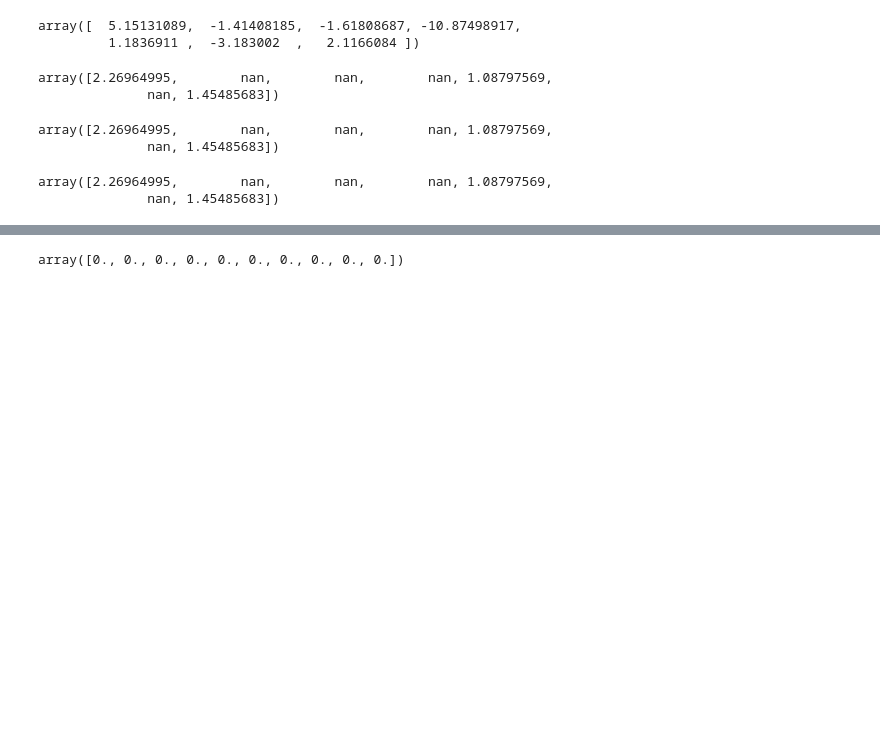
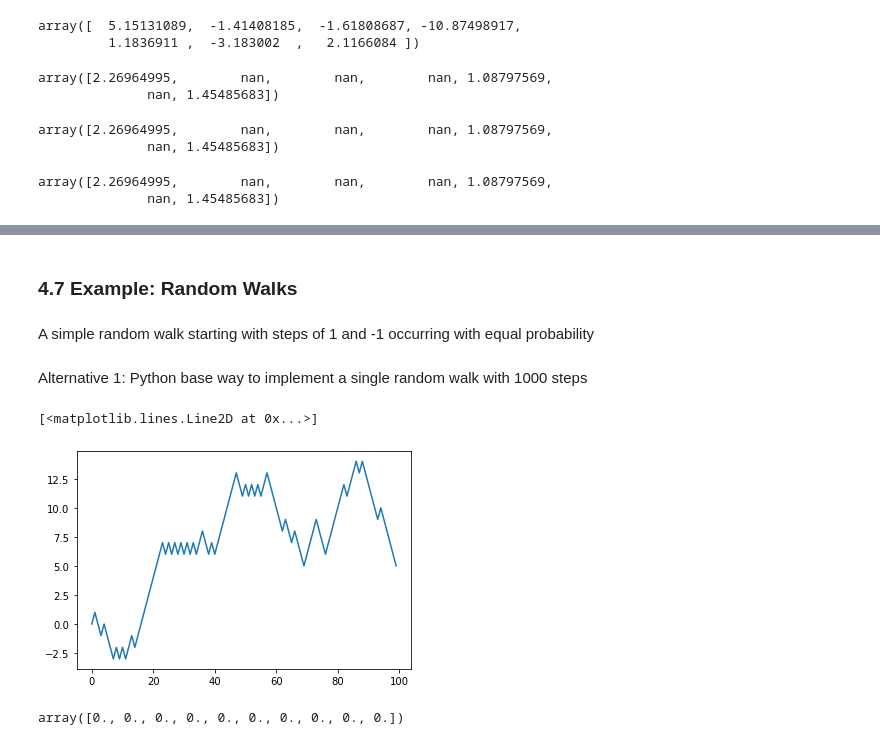
Before and after one commit to yjchen0423/PythonforDataScience, a Jupyter notebook: py_ds_ch04.ipynb, the cells around one changed output, grey strips where cells are left out. Cells and saved outputs as stored; diff of their text form; code cells hidden in the pictures; blank space fills up the shorter version.

```diff
--- a/py_ds_ch04.ipynb
+++ b/py_ds_ch04.ipynb
@@ -685,0 +1068,6 @@ array([2.26964995,        nan,        nan,        nan, 1.08797569,
+# %% [markdown]
+### 4.7 Example: Random Walks
+# %% [markdown]
+A simple random walk starting with steps of 1 and -1 occurring with equal probability
+# %% [markdown]
+Alternative 1: Python base way to implement a single random walk with 1000 steps
@@ -686,3 +1076,16 @@ array([2.26964995,        nan,        nan,        nan, 1.08797569,
+# %%
+position = 0
+walk = [position]
+steps = 1000
+for i in range(steps):
+    step = 1 if random.randint(0, 1) else -1
+    position += step
+    walk.append(position)
+# %%
+plt.plot(walk[:100])
+# %% [output]
+[<matplotlib.lines.Line2D at 0x...>]
+[figure, added]
 # %%
 np.zeros(10)
 # %% [output]
```
Also changed, not shown: parts of 90 cells of this notebook, 3 other files.
